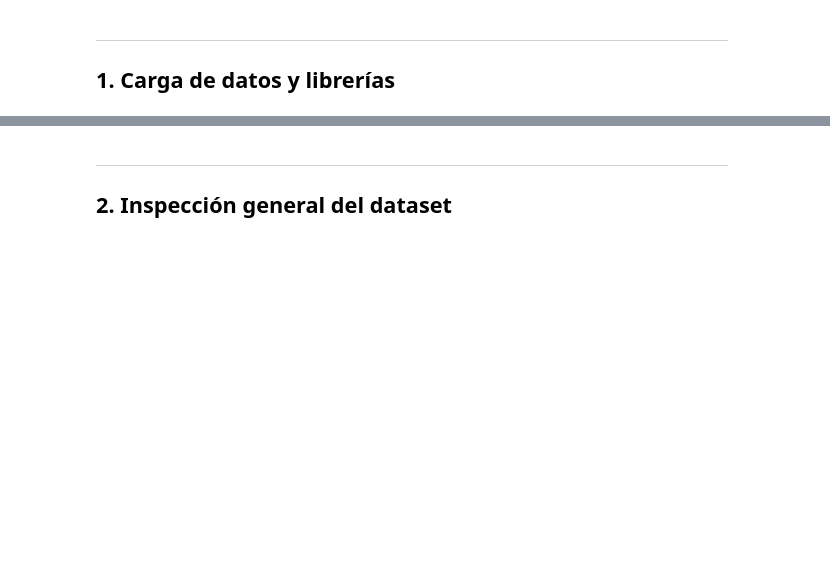
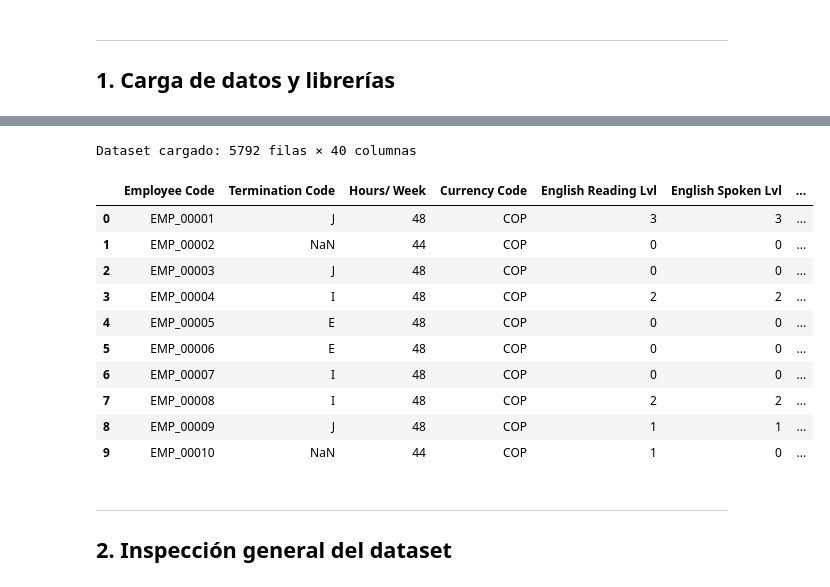
Before and after one commit to karenduque0411/tesis_maestria, a Jupyter notebook: notebooks/00-eda.ipynb, the cells around one changed output, grey strips where cells are left out. Cells and saved outputs as stored; diff of their text form; code cells hidden in the pictures; blank space fills up the shorter version.

Commit message:
Version base actualizada

```diff
--- a/notebooks/00-eda.ipynb
+++ b/notebooks/00-eda.ipynb
@@ -40,7 +42,20 @@ print('Librerías cargadas correctamente.')
 # %%
-df = pd.read_csv('Base_Trabajo_Grado_Adj(Colombia Permanent).csv')
+df = pd.read_excel("data\Base_Trabajo_Grado_fin.xlsx")
 print(f'Dataset cargado: {df.shape[0]} filas × {df.shape[1]} columnas')
 df.head(10)
+# %% [output]
+Dataset cargado: 5792 filas × 40 columnas
+|  | Employee Code | Termination Code | Hours/ Week | Currency Code | English Reading Lvl | English Spoken Lvl | ... |
+| 0 | EMP_00001 | J | 48 | COP | 3 | 3 | ... |
+| 1 | EMP_00002 | NaN | 44 | COP | 0 | 0 | ... |
+| 2 | EMP_00003 | J | 48 | COP | 0 | 0 | ... |
+| 3 | EMP_00004 | I | 48 | COP | 2 | 2 | ... |
+| 4 | EMP_00005 | E | 48 | COP | 0 | 0 | ... |
+| 5 | EMP_00006 | E | 48 | COP | 0 | 0 | ... |
+| 6 | EMP_00007 | I | 48 | COP | 0 | 0 | ... |
+| 7 | EMP_00008 | I | 48 | COP | 2 | 2 | ... |
+| 8 | EMP_00009 | J | 48 | COP | 1 | 1 | ... |
+| 9 | EMP_00010 | NaN | 44 | COP | 1 | 0 | ... |
 # %% [markdown]
 ---
 ## 2. Inspección general del dataset
```
Also changed, not shown: parts of 10 cells of this notebook, 1 other file.
